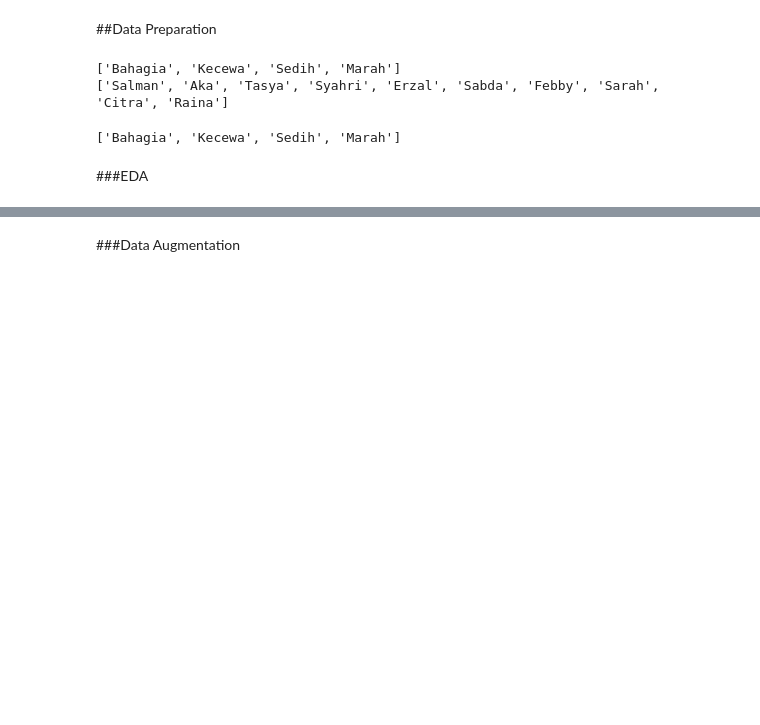
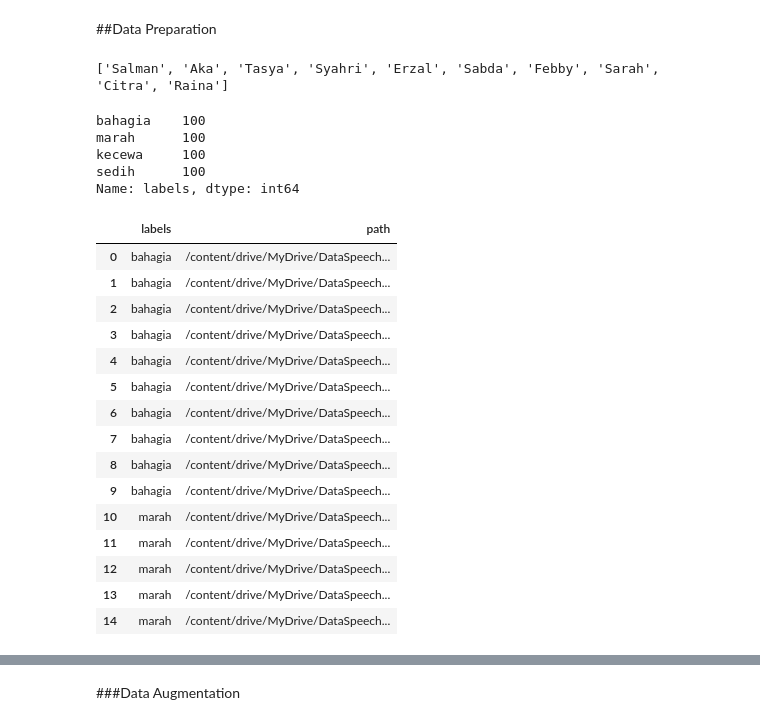
Before and after one commit to darwinOne/Speech-Emotion-Recognition-SER-, a Jupyter notebook: SER.ipynb, the cells around one changed output, grey strips where cells are left out. Drawn from its saved outputs; the diff is of its cells as text; code cells hidden in the pictures; blank space fills up the shorter version.

Commit message:
Update data preparation

```diff
--- a/SER.ipynb
+++ b/SER.ipynb
@@ -61,6 +60,70 @@ dtsets1 = '/content/drive/MyDrive/DataSpeechs'
 # %%
 print(os.listdir(dtsets))
-print(os.listdir(dtsets1))
 # %% [output]
-['Bahagia', 'Kecewa', 'Sedih', 'Marah']
 ['Salman', 'Aka', 'Tasya', 'Syahri', 'Erzal', 'Sabda', 'Febby', 'Sarah', 'Citra', 'Raina']
+# %%
+'''
+Because the dataset used has not been separated according to the type of emotion and the model used is Unsupervised Learning,
+it is necessary to separate it according to the type of emotion first.
+'''
+
+# Create list to store emotion and path
+emotions = []
+paths = []
+
+for foldername in sorted(os.listdir(dtsets)):
+  folder = os.path.join(dtsets, foldername)
+  #print(folder)
+
+  i = 0   # Variable for the process of separation of emotions
+  for filename in sorted(os.listdir(folder)):
+    #print(filename)
+    file_path = os.path.join(folder, filename)
+    #print(file_path)
+
+    # The process of separation of emotions
+    if i <= 9:
+      emotions.append('bahagia')
+      paths.append(file_path)
+    elif i in range(10, 20):
+      emotions.append('marah')
+      paths.append(file_path)
+    elif i in range(20, 30):
+      emotions.append('kecewa')
+      paths.append(file_path)
+    else:
+      emotions.append('sedih')
+      paths.append(file_path)
+
+    # Increase the value of i when each one of the loop processes is finished
+    i += 1
+# %%
+dtsets_df = pd.DataFrame(emotions, columns= ['labels'])
+dtsets_df = pd.concat([dtsets_df, pd.DataFrame(paths, columns = ['path'])], axis = 1)
+
+dtsets_df.labels.value_counts()
+# %% [output]
+bahagia    100
+marah      100
+kecewa     100
+sedih      100
+Name: labels, dtype: int64
+# %%
+dtsets_df.head(15)
+# %% [output]
+|  | labels | path |
+| 0 | bahagia | /content/drive/MyDrive/DataSpeech... |
+| 1 | bahagia | /content/drive/MyDrive/DataSpeech... |
+| 2 | bahagia | /content/drive/MyDrive/DataSpeech... |
+| 3 | bahagia | /content/drive/MyDrive/DataSpeech... |
+| 4 | bahagia | /content/drive/MyDrive/DataSpeech... |
+| 5 | bahagia | /content/drive/MyDrive/DataSpeech... |
+| 6 | bahagia | /content/drive/MyDrive/DataSpeech... |
+| 7 | bahagia | /content/drive/MyDrive/DataSpeech... |
+| 8 | bahagia | /content/drive/MyDrive/DataSpeech... |
+| 9 | bahagia | /content/drive/MyDrive/DataSpeech... |
+| 10 | marah | /content/drive/MyDrive/DataSpeech... |
+| 11 | marah | /content/drive/MyDrive/DataSpeech... |
+| 12 | marah | /content/drive/MyDrive/DataSpeech... |
+| 13 | marah | /content/drive/MyDrive/DataSpeech... |
+| 14 | marah | /content/drive/MyDrive/DataSpeech... |
@@ -108,10 +173,3 @@ for foldername in sorted(os.listdir(dtsets1)):
     i += 1
 
 '''
-# %%
-# Folder checking in our datasets
-os.listdir('/content/drive/MyDrive/SplitDataSpeech')
-# %% [output]
-['Bahagia', 'Kecewa', 'Sedih', 'Marah']
-# %% [markdown]
-###EDA
```
Also changed, not shown: parts of 5 cells of this notebook.
